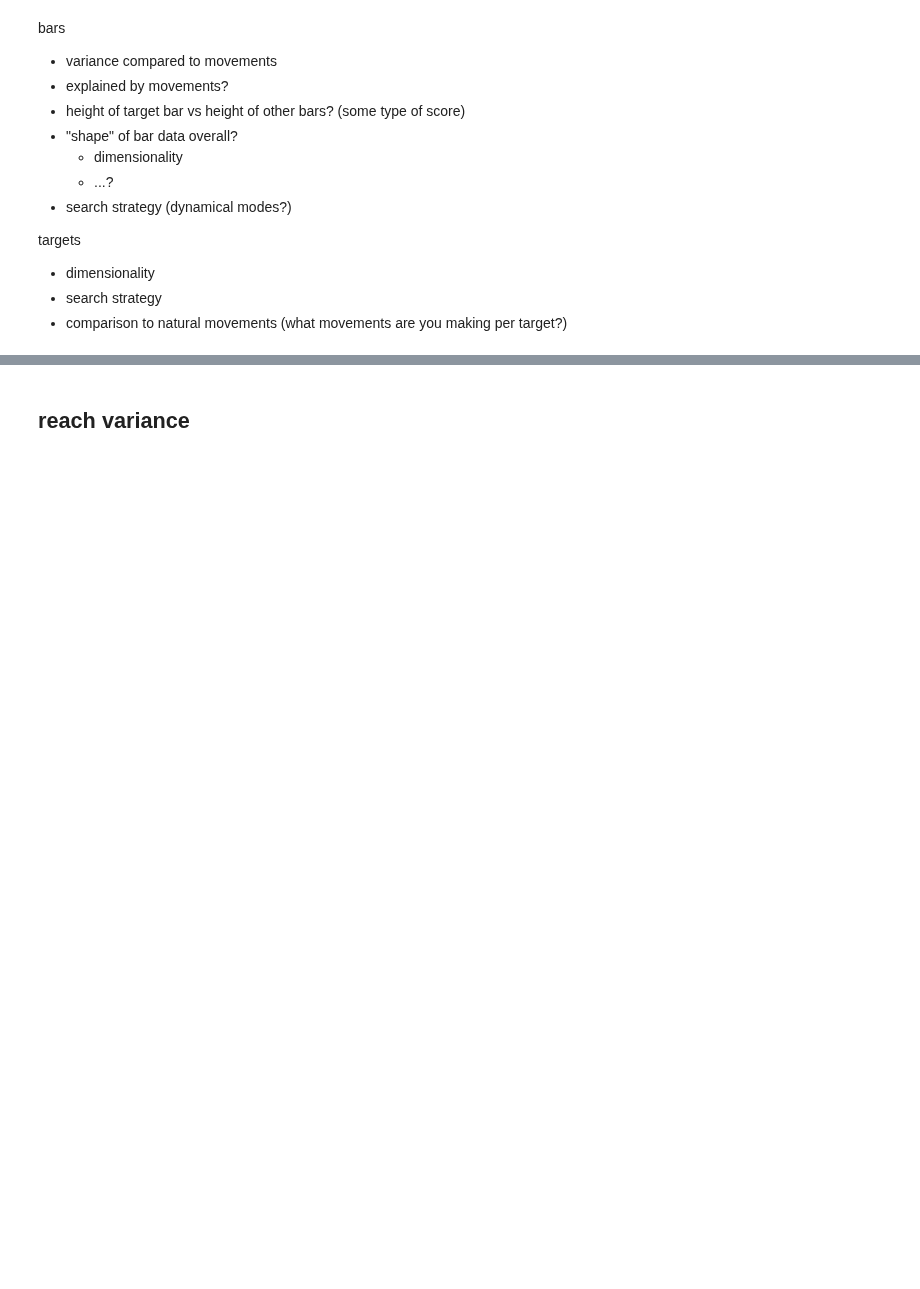
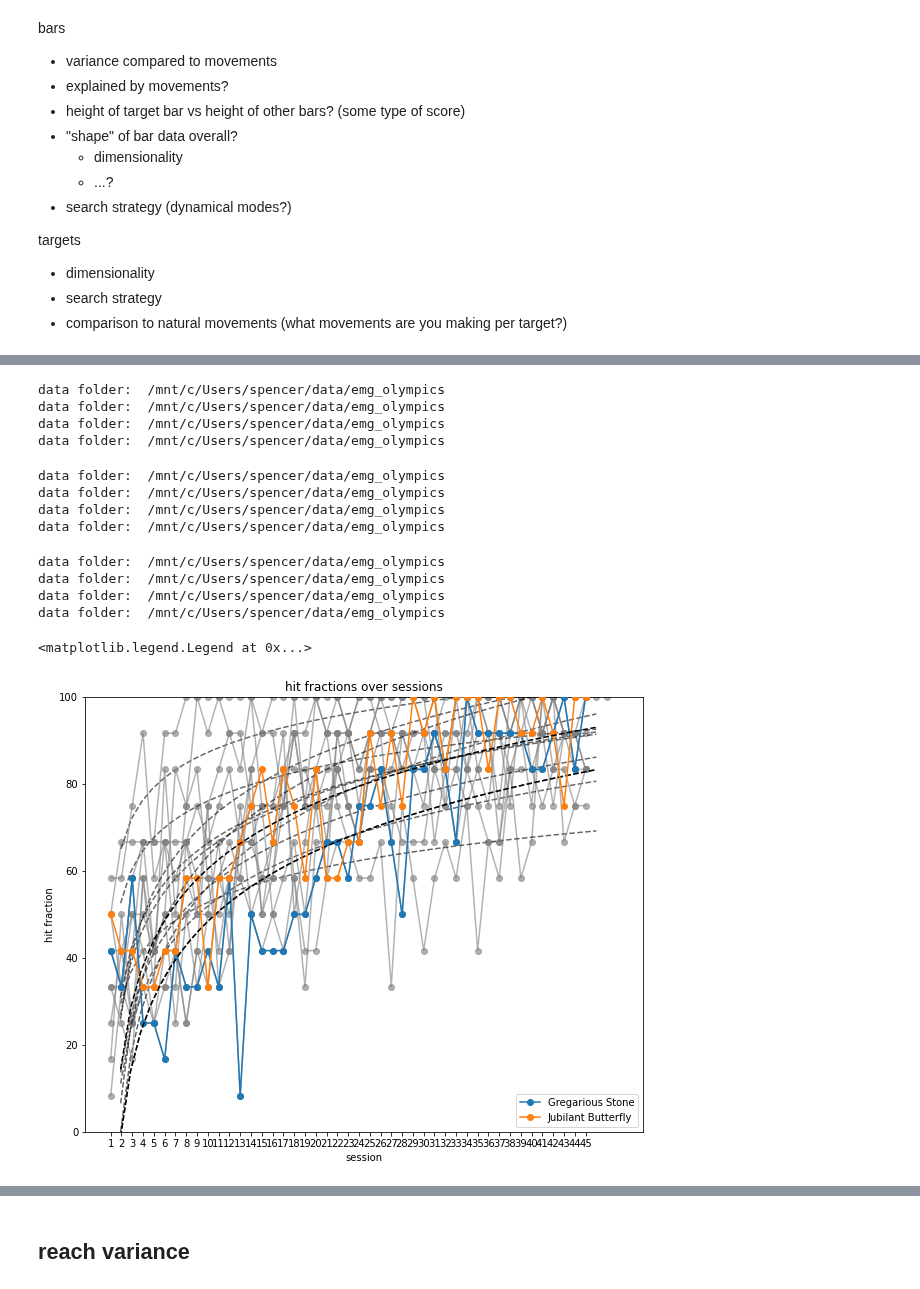
Before and after one commit to spewil/kyberphysics, a Jupyter notebook: notebooks/analysis.ipynb, the cells around one changed output, grey strips where cells are left out. Drawn from its saved outputs; the diff is of its cells as text; code cells hidden in the pictures; blank space fills up the shorter version.

```diff
--- a/notebooks/analysis.ipynb
+++ b/notebooks/analysis.ipynb
@@ -34,7 +34,8 @@ targets
 - search strategy
 - comparison to natural movements (what movements are you making per target?)
 # %%
-def get_session_path_list(subject):
+def get_session_path_list(experiment, subject):
+    path_dictionary = files.build_experiment_path_dict(experiment)
     session_dict = path_dictionary["subjects"][subject]["tasks"]["center_hold"]["sessions"]
     session_path_list = []
 
@@ -42,8 +43,8 @@ def get_session_path_list(subject):
         session_path_list.append(session_dict[session])
     return session_path_list
 
-def get_outcomes(subject):
-    session_path_list = get_session_path_list(subject)
+def get_outcomes(experiment, subject):
+    session_path_list = get_session_path_list(experiment, subject)
     num_sessions = len(session_path_list)
     hits = []
     misses = []
@@ -74,5 +75,12 @@ def get_outcomes(subject):
             noholds.append(0)
     return hits, misses, noholds, num_sessions
 
+def get_subjects(experiment, removed=None):
+    folder = utils.get_experiment_data_folder(experiment)
+    if removed is None:
+        return [f.name for f in folder.iterdir()]
+    else:
+        return [f.name for f in folder.iterdir() if f.name not in removed]
+
 def log(x, a, b):
     return b * np.log(x) + a
@@ -79,22 +129,44 @@ def log(x, a, b):
 # %%
-
+stats = []
+hf=[]
 fig, ax = plt.subplots(1,1,figsize=(10,8))
-for subject in ["peter", "miranda", "bob", "dammy", "jesse", "lars"]:
-    hits, misses, noholds, num_sessions = get_outcomes(subject)
+for subject in subjects:
+    hits, misses, noholds, num_sessions = get_outcomes(experiment, subject)
     fractions = [h*(100/12) for h in hits]
     sessions_idxs = range(len(fractions))
     x = np.linspace(0,num_sessions,50)
-    popt, pcov = curve_fit(func, list(range(1, num_sessions+1)), fractions)
-    plt.plot(x, func(x, *popt), 'k--', label="fit")
-    total_fraction = sum(hits)/(num_sessions*12)
-    print(f"{subject} -- Intercept: {popt[0]} | Rate: {popt[1]} | Hit Fraction: {total_fraction}")
-    ax.plot(fractions , "-o", label=subject)
-    # ax.plot([m*(100/12) for m in misses] , "g-o", label="miss")
-    # ax.plot([n*(100/12) for n in noholds] , "b-o", label="no hold")
+    popt, pcov = curve_fit(log, list(range(1, num_sessions+1)), fractions)
+    total_fraction = 100*sum(hits)/(num_sessions*12)
+    stats.append(f"{aliases[subject]}: \n Hit Fraction: {round(total_fraction,1)}% \n Baseline: {round(popt[0],1)}% \n Rate: {round(popt[1],1)} \n")
+    hf.append(total_fraction)
+    if subject == "alba":
+        ax.plot(fractions , "-o", label=aliases[subject],zorder=10)
+        plt.plot(x, log(x, *popt), 'k--',zorder=10)
+    if subject == "zane":
+        ax.plot(fractions , "-o", label=aliases[subject],zorder=10)
+        plt.plot(x, log(x, *popt), 'k--',zorder=10)
+    else:
+        ax.plot(fractions , "-o", color="gray", alpha=0.6)
+        plt.plot(x, log(x, *popt), 'k--', alpha=0.6)
 ax.set_xlabel("session")
 ax.set_ylabel("hit fraction")
 ax.set_title("hit fractions over sessions")
 ax.set_ylim([0,100])
 ax.set_xticks(range(num_sessions))
 ax.set_xticklabels(range(1,num_sessions+1))
 ax.legend()
+# %% [output]
+data folder:  /mnt/c/Users/spencer/data/emg_olympics
+data folder:  /mnt/c/Users/spencer/data/emg_olympics
+data folder:  /mnt/c/Users/spencer/data/emg_olympics
+data folder:  /mnt/c/Users/spencer/data/emg_olympics
+data folder:  /mnt/c/Users/spencer/data/emg_olympics
+data folder:  /mnt/c/Users/spencer/data/emg_olympics
+data folder:  /mnt/c/Users/spencer/data/emg_olympics
+data folder:  /mnt/c/Users/spencer/data/emg_olympics
+data folder:  /mnt/c/Users/spencer/data/emg_olympics
+data folder:  /mnt/c/Users/spencer/data/emg_olympics
+data folder:  /mnt/c/Users/spencer/data/emg_olympics
+data folder:  /mnt/c/Users/spencer/data/emg_olympics
+<matplotlib.legend.Legend at 0x...>
+[figure, added]
```
Also changed, not shown: parts of 3 cells of this notebook, 29 other files.
